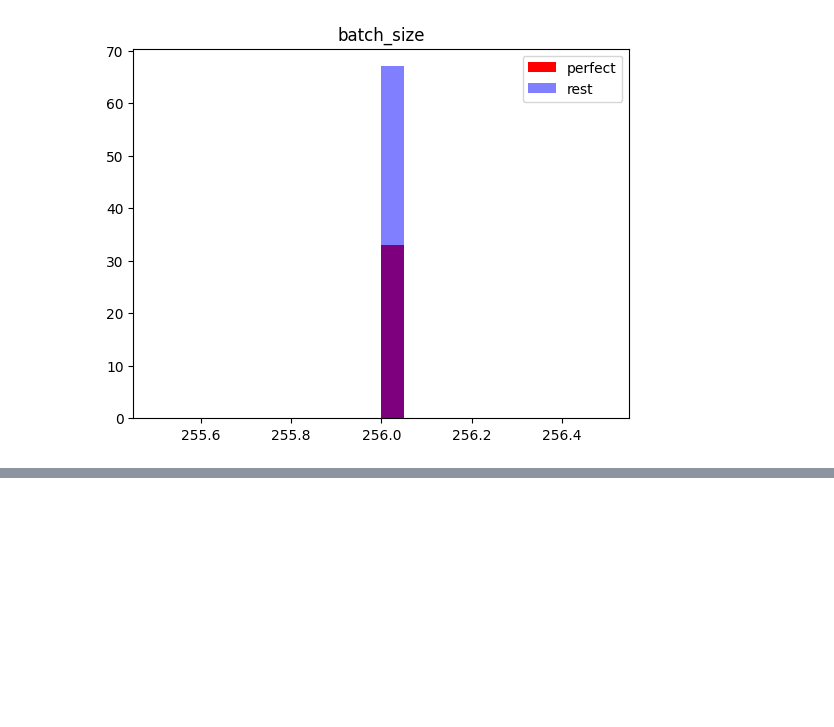
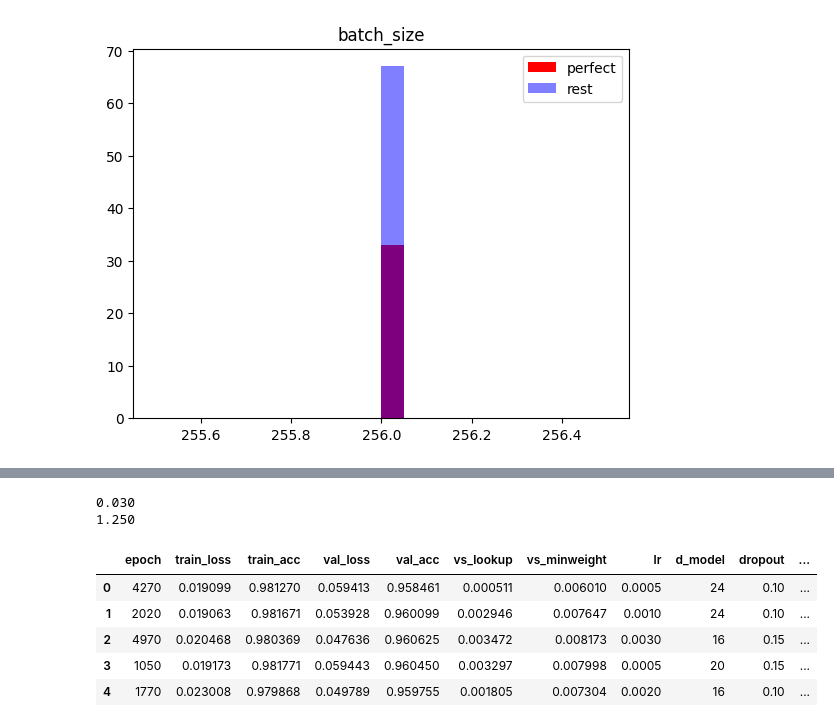
Before and after one commit to peterse/mldec, a Jupyter notebook: src/mldec/analysis/toric_analysis.ipynb, the cells around one changed output, grey strips where cells are left out. Saved outputs shown, nothing was run; the diff lists cells and outputs as text; code cells hidden in the pictures; blank space fills up the shorter version.

```diff
--- a/src/mldec/analysis/toric_analysis.ipynb
+++ b/src/mldec/analysis/toric_analysis.ipynb
@@ -91 +109,18 @@ print(root)
+# %%
+a = 0.03
+b = 1.25
+print(f"{a:4.3f}")
+print(f"{b:4.3f}")
+# %% [output]
+0.030
+1.250
+# %%
+df_var.head()
+# %% [output]
+|  | epoch | train_loss | train_acc | val_loss | val_acc | vs_lookup | vs_minweight | lr | d_model | dropout | ... |
+| 0 | 4270 | 0.019099 | 0.981270 | 0.059413 | 0.958461 | 0.000511 | 0.006010 | 0.0005 | 24 | 0.10 | ... |
+| 1 | 2020 | 0.019063 | 0.981671 | 0.053928 | 0.960099 | 0.002946 | 0.007647 | 0.0010 | 24 | 0.10 | ... |
+| 2 | 4970 | 0.020468 | 0.980369 | 0.047636 | 0.960625 | 0.003472 | 0.008173 | 0.0030 | 16 | 0.15 | ... |
+| 3 | 1050 | 0.019173 | 0.981771 | 0.059443 | 0.960450 | 0.003297 | 0.007998 | 0.0005 | 20 | 0.15 | ... |
+| 4 | 1770 | 0.023008 | 0.979868 | 0.049789 | 0.959755 | 0.001805 | 0.007304 | 0.0020 | 16 | 0.10 | ... |
 # %%
```
Also changed, not shown: parts of 18 cells of this notebook, 3 other files.
